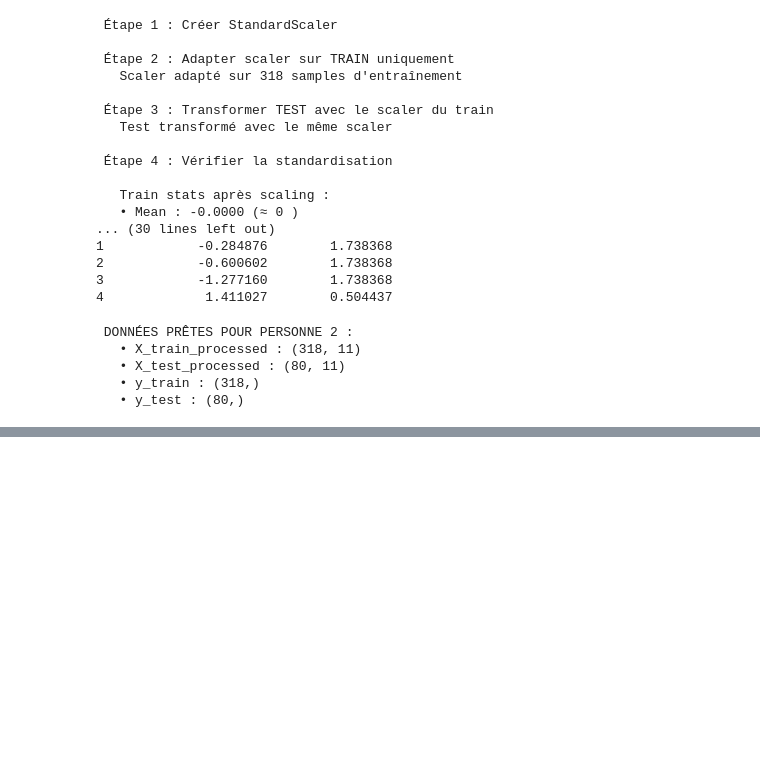
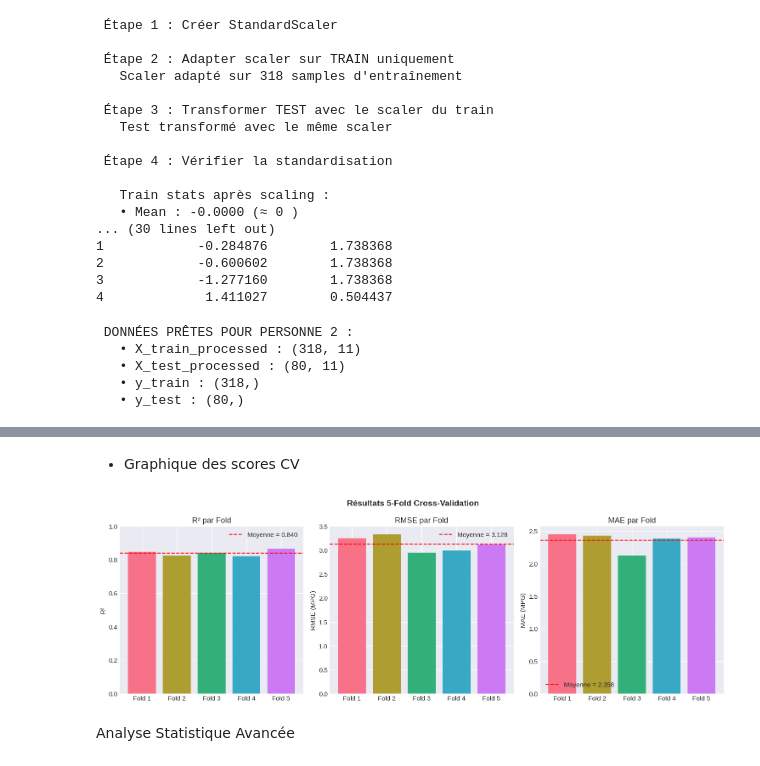
Before and after one commit to TAZIKenza/Auto_MPG_Analysis, a Jupyter notebook: Auto_MPG_Analysis.ipynb, the cells around one changed output, grey strips where cells are left out. Drawn from its saved outputs; the diff is of its cells as text; code cells hidden in the pictures; blank space fills up the shorter version.

```diff
--- a/Auto_MPG_Analysis.ipynb
+++ b/Auto_MPG_Analysis.ipynb
@@ -740,0 +833,35 @@ print(f"   • y_test : {y_test.shape}")
+# %% [markdown]
+- Graphique des scores CV
+# %%
+
+fig, axes = plt.subplots(1, 3, figsize=(15, 5))
+folds = [f'Fold {i+1}' for i in range(5)]
+colors = sns.color_palette('husl', 5)
+
+axes[0].bar(folds, cv_scores_r2, color=colors)
+axes[0].axhline(cv_scores_r2.mean(), color='red', linestyle='--', label=f'Moyenne = {cv_scores_r2.mean():.3f}')
+axes[0].set_title('R² par Fold')
+axes[0].set_ylabel('R²')
+axes[0].set_ylim(0, 1)
+axes[0].legend()
+
+axes[1].bar(folds, rmse_scores, color=colors)
+axes[1].axhline(rmse_scores.mean(), color='red', linestyle='--', label=f'Moyenne = {rmse_scores.mean():.3f}')
+axes[1].set_title('RMSE par Fold')
+axes[1].set_ylabel('RMSE (MPG)')
+axes[1].legend()
+
+axes[2].bar(folds, mae_scores, color=colors)
+axes[2].axhline(mae_scores.mean(), color='red', linestyle='--', label=f'Moyenne = {mae_scores.mean():.3f}')
+axes[2].set_title('MAE par Fold')
+axes[2].set_ylabel('MAE (MPG)')
+axes[2].legend()
+
+plt.suptitle(' Résultats 5-Fold Cross-Validation', fontsize=14, fontweight='bold')
+plt.tight_layout()
+plt.savefig('section08_cv_scores.png', dpi=150, bbox_inches='tight')
+plt.show()
+# %% [output]
+[figure, added]
+# %% [markdown]
+Analyse Statistique Avancée
```
Also changed, not shown: parts of 12 cells of this notebook.
